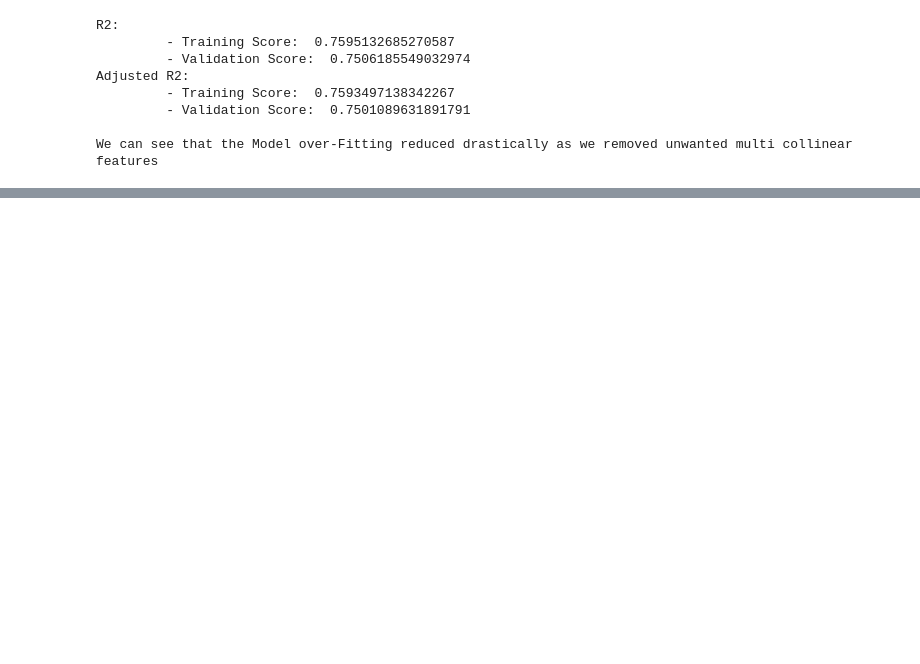
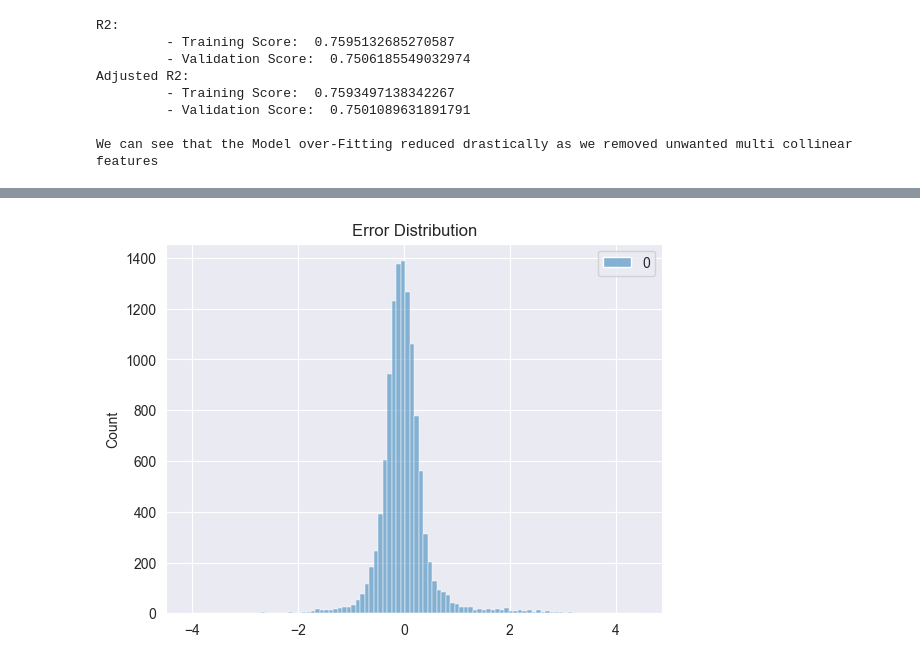
Before and after one commit to im-miracle/cars24-price-predictions, a Jupyter notebook: NoteBooks/cars24_model_building.ipynb, the cells around one changed output, grey strips where cells are left out. Drawn from its saved outputs; the diff is of its cells as text; code cells hidden in the pictures; blank space fills up the shorter version.

Commit message:
Added few more matrix and tests post model building

```diff
--- a/NoteBooks/cars24_model_building.ipynb
+++ b/NoteBooks/cars24_model_building.ipynb
@@ -206,19 +208,34 @@ print(vifData)
 # %%
 highestVIF = np.inf
 VIFThreshold = 10
+r2adjustedThreshold = 0.85
 iter = 0
 droppedCol = []
 X_train_scaled_vifClean = X_train_scaled.copy()
-while highestVIF > VIFThreshold:
-    iter += 1
+while True:
     vifData = pd.DataFrame({"columns": X_train_scaled_vifClean.columns})
     vifData["vif"] = [variance_inflation_factor(exog=X_train_scaled_vifClean.values, exog_idx=idx) for idx in range(len(X_train_scaled_vifClean.columns))]
     maxIdx = vifData["vif"].idxmax()
     highestVIF = vifData.loc[maxIdx, "vif"]
-    columntoDrip = vifData.loc[maxIdx, "columns"]
+    columntoDrop = vifData.loc[maxIdx, "columns"]
 
-    if highestVIF > VIFThreshold:
-        print("iter: %d, VIF_Val: %d, ColumnName: %s" % (iter, highestVIF, columntoDrip))
-        droppedCol.append(columntoDrip)
-        X_train_scaled_vifClean.drop(columns=columntoDrip, inplace=True)
+    smOLS_X = sm.add_constant(X_train_scaled_vifClean)
+    smOLS_y = y_train_scaled
+    olsModel = sm.OLS(endog=smOLS_y, exog=smOLS_X)
+    results = olsModel.fit()
+
+    if (highestVIF < VIFThreshold) or results.rsquared_adj < r2adjustedThreshold:
+        print("Threshold Reached.!")
+        print("highestVIF: ", highestVIF)
+        print("adjusted-R2 ", results.rsquared_adj)
+        print("dropped ColumnName: ", droppedCol)
+
+        print("\n", results.summary())
+        break
+    else:
+        print("iter: %d, VIF_Val: %d, ColumnName: %s" % (iter, highestVIF, columntoDrop))
+        droppedCol.append(columntoDrop)
+        X_train_scaled_vifClean.drop(columns=columntoDrop, inplace=True)
+
+    iter += 1
 # %% [output]
@@ -252,0 +290,7 @@ We can see that the Model over-Fitting reduced drastically as we removed unwante
+# %%
+errors = y_train_scaled - lrModel.predict(X_train_scaled_vifClean)
+sns.histplot(errors, bins=100)
+plt.title("Error Distribution")
+plt.show()
+# %% [output]
+[figure, added]
```
Also changed, not shown: parts of 8 cells of this notebook, 3 other files.
